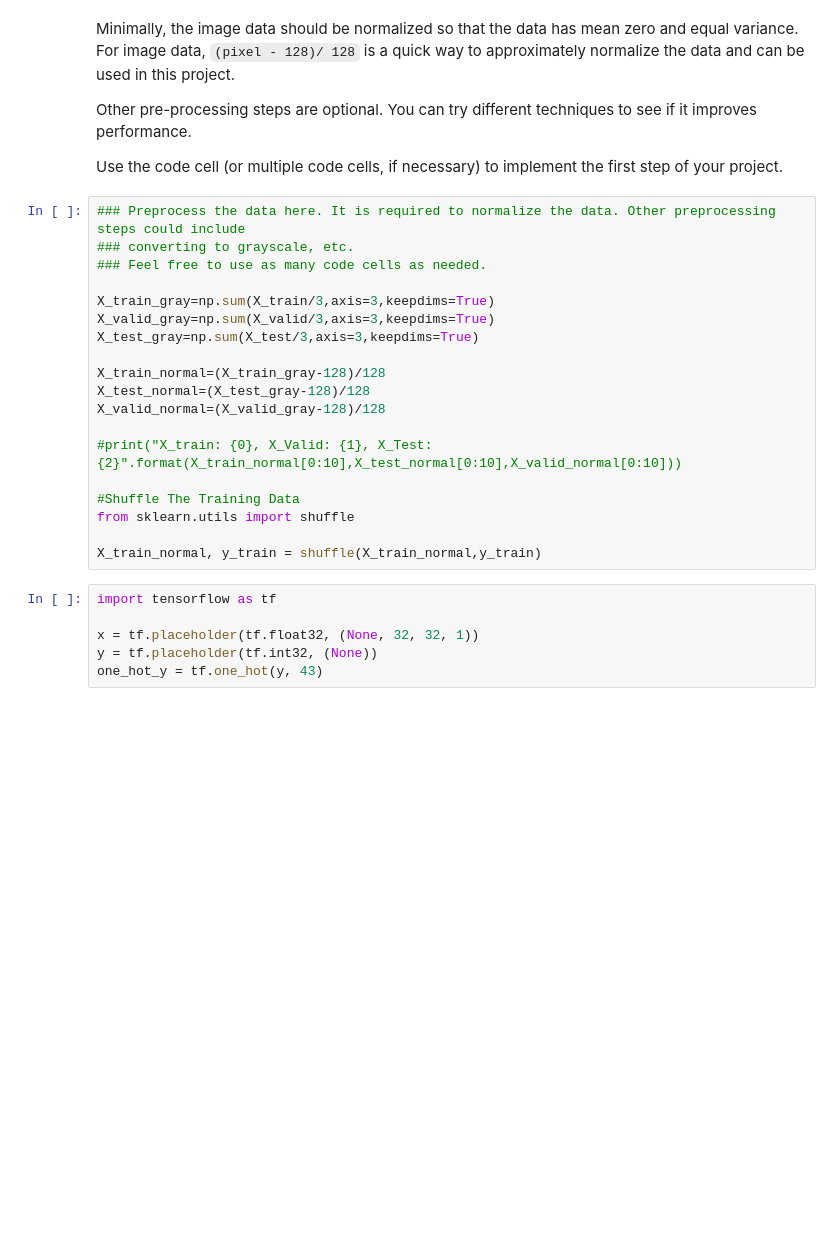
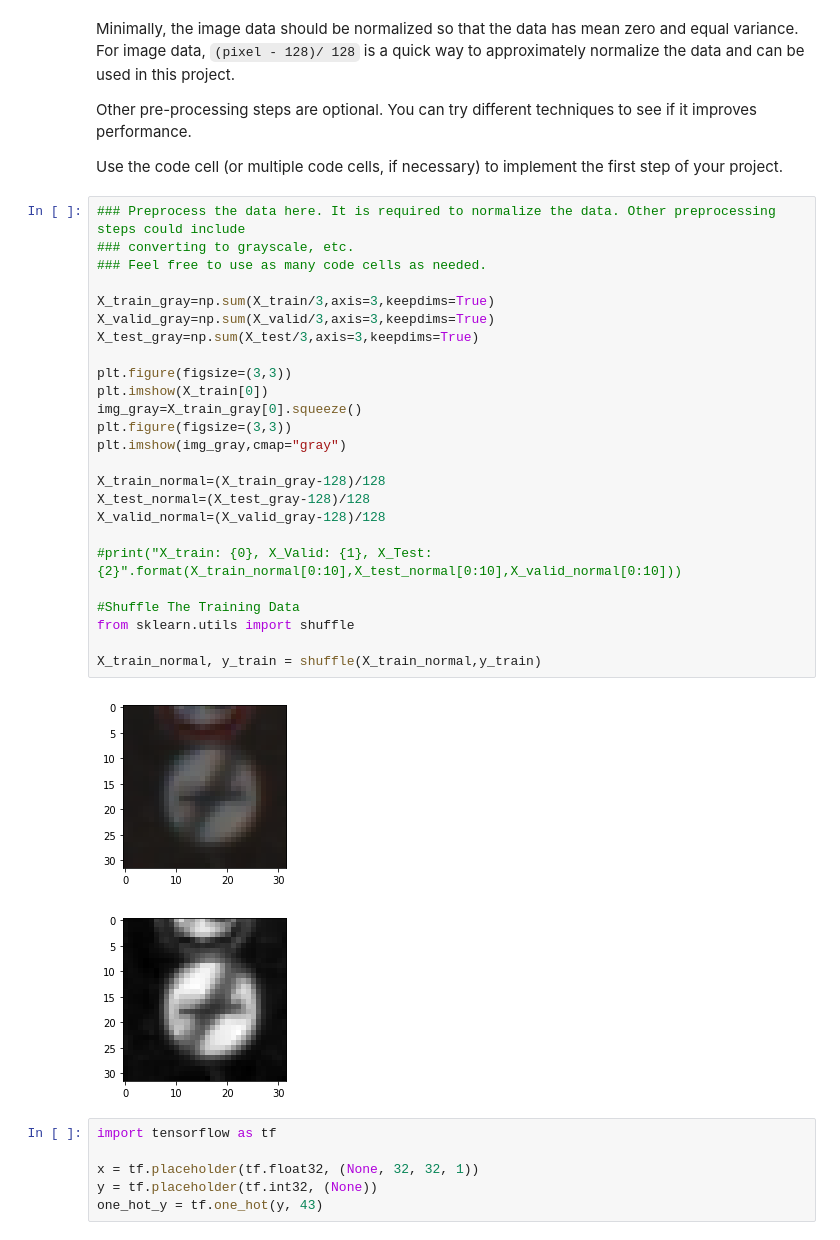
Before and after one commit to berktepebag/carnd-term1-project2-traffic-sign-classifier, a Jupyter notebook: Traffic_Sign_Classifier.ipynb, the cells around one changed output. Cells and saved outputs as stored; diff of their text form; blank space fills up the shorter version.

```diff
--- a/Traffic_Sign_Classifier.ipynb
+++ b/Traffic_Sign_Classifier.ipynb
@@ -138,22 +140,31 @@ Use the code cell (or multiple code cells, if necessary) to implement the first
 # %%
 ### Preprocess the data here. It is required to normalize the data. Other preprocessing steps could include
 ### converting to grayscale, etc.
 ### Feel free to use as many code cells as needed.
 
 X_train_gray=np.sum(X_train/3,axis=3,keepdims=True)
 X_valid_gray=np.sum(X_valid/3,axis=3,keepdims=True)
 X_test_gray=np.sum(X_test/3,axis=3,keepdims=True)
+
+plt.figure(figsize=(3,3))
+plt.imshow(X_train[0])
+img_gray=X_train_gray[0].squeeze()
+plt.figure(figsize=(3,3))
+plt.imshow(img_gray,cmap="gray")
 
 X_train_normal=(X_train_gray-128)/128
 X_test_normal=(X_test_gray-128)/128
 X_valid_normal=(X_valid_gray-128)/128
 
 #print("X_train: {0}, X_Valid: {1}, X_Test: {2}".format(X_train_normal[0:10],X_test_normal[0:10],X_valid_normal[0:10]))
 
 #Shuffle The Training Data
 from sklearn.utils import shuffle
 
 X_train_normal, y_train = shuffle(X_train_normal,y_train)
+# %% [output]
+[figure, added]
+[figure, added]
 # %%
 import tensorflow as tf
 
```
Also changed, not shown: parts of 4 cells of this notebook, 2 other files.
